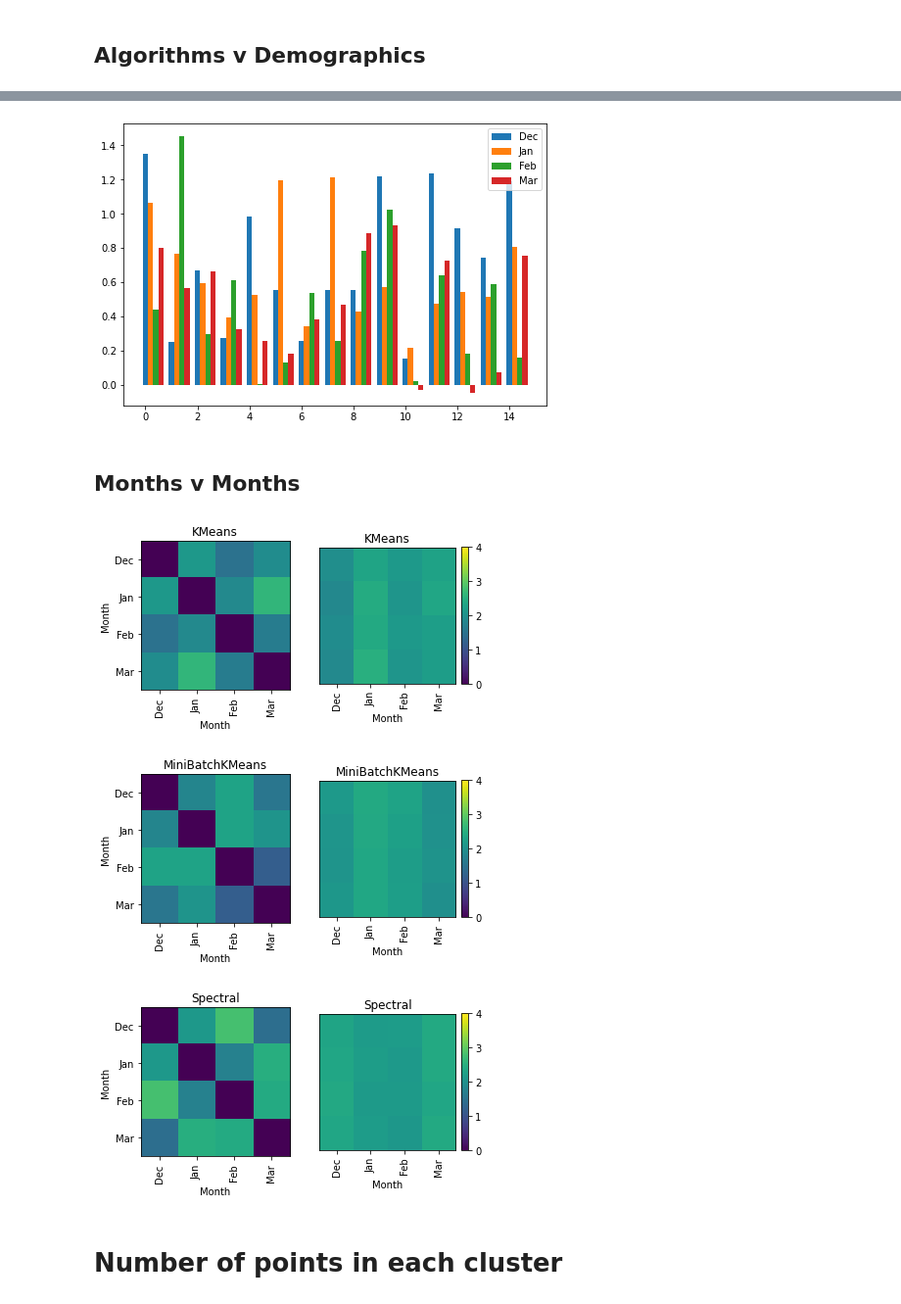
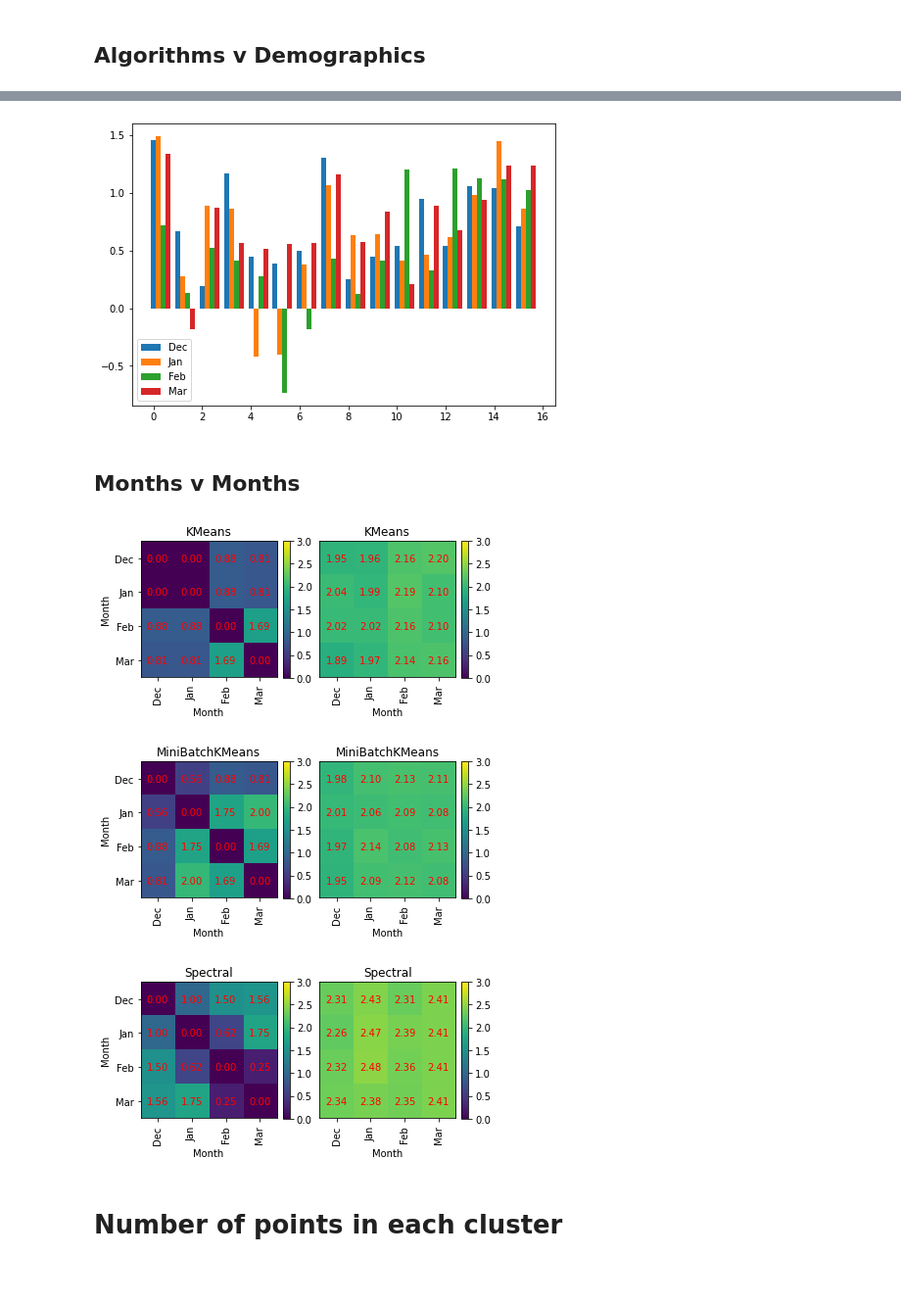
Before and after one commit to pdncovid/sl-cov19-forecasting, a Jupyter notebook: Clustering/Clustering_v4.ipynb, the cells around one changed output, grey strips where cells are left out. Shown at 98% size. Cells and saved outputs as stored; diff of their text form; code cells hidden in the pictures; blank space fills up the shorter version.

```diff
--- a/Clustering/Clustering_v4.ipynb
+++ b/Clustering/Clustering_v4.ipynb
@@ -58,12 +58,12 @@ is_daily_data = False
 is_per_million = True
 is_regionwise = True
 
-scaler_type = 'minmax'
+scaler_type = 'original' #'minmax'
 seg_length = 30
 view = True
 MC_all = 50
 
-DATASET = "Sri Lanka" # "Texas" "USA" "Global"
+DATASET = "SL" # "Texas" "USA" "Global"
 foldername = f"{is_daily_data}_{scaler_type}_{'permil' if is_per_million else 'notpermil'}_{'regionwise' if is_regionwise else 'global'}_{seg_length}_{MC_all}"
 print(foldername)
 
@@ -430,7 +432,7 @@ for i in range(n_months):
     print(state_data)
 
 
-    state_geo = "maps/LKA_electrol_districts.geojson"
+    state_geo = "../maps/LKA_electrol_districts.geojson"
     step = cmp.StepColormap(
          ['black', 'green', 'blue','red'],
          vmin=0, vmax=3,
@@ -800,7 +798,7 @@ for i in  range(all_metrics.shape[1]):
 plt.legend()
 plt.show()
 # %% [output]
-[figure, old version]
+[figure, new version]
 # %% [markdown]
 ## Months v Months
 # %%
@@ -834,33 +832,41 @@ all_metrics = np.array(all_metrics)
 # %%
 for i in  range(all_metrics.shape[2]):
 
 #     plt.subplots_adjust(left=.02, right=.98, bottom=.001, top=.96, wspace=.05, hspace=.01)
 
     plt.subplot(121)
-    plt.imshow(all_metrics[:,:,i], vmin=0, vmax=4)
-
+    plt.imshow(all_metrics[:,:,i], vmin=0, vmax=3)
+    ax = plt.gca()
+    # Loop over data dimensions and create text annotations.
+    for x in range(all_metrics[:,:,i].shape[0]):
+        for y in range(all_metrics[:,:,i].shape[1]):
+            text = ax.text(y, x, "{:.2f}".format(all_metrics[:,:,i][x, y]), ha="center", va="center", color="r")
     plt.title(data_to_cluster_names[i])
     plt.xlabel('Month')
     plt.ylabel('Month')
     plt.title(clustering_algorithms[i][0])
     plt.yticks([i for i in range(n_months)],data_to_cluster_names[:n_months])
     plt.xticks([i for i in range(n_months)],data_to_cluster_names[:n_months], rotation=90)
+    plt.colorbar(fraction=0.046, pad=0.04)
 
     plt.subplot(122)
-    plt.imshow(all_metrics_MC[:,:,i], vmin=0, vmax=4)
-    plt.colorbar(fraction=0.046, pad=0.04)
+    plt.imshow(all_metrics_MC[:,:,i], vmin=0, vmax=3)
+    ax = plt.gca()
+    # Loop over data dimensions and create text annotations.
+    for x in range(all_metrics_MC[:,:,i].shape[0]):
+        for y in range(all_metrics_MC[:,:,i].shape[1]):
+            text = ax.text(y, x, "{:.2f}".format(all_metrics_MC[:,:,i][x, y]), ha="center", va="center", color="r")
     plt.xlabel('Month')
-#     plt.ylabel('Month')
     plt.title(clustering_algorithms[i][0])
     plt.yticks([])
-#     plt.yticks([i for i in range(n_months)],data_to_cluster_names[:n_months])
     plt.xticks([i for i in range(n_months)],data_to_cluster_names[:n_months], rotation=90)
+    plt.colorbar(fraction=0.046, pad=0.04)
 
     plt.show()
 # %% [output]
-[figure, old version]
+[figure, new version]
-[figure, old version]
+[figure, new version]
-[figure, old version]
+[figure, new version]
 # %% [markdown]
 # Number of points in each cluster
 # %%
```
Also changed, not shown: parts of 20 cells of this notebook, 4 other files.
